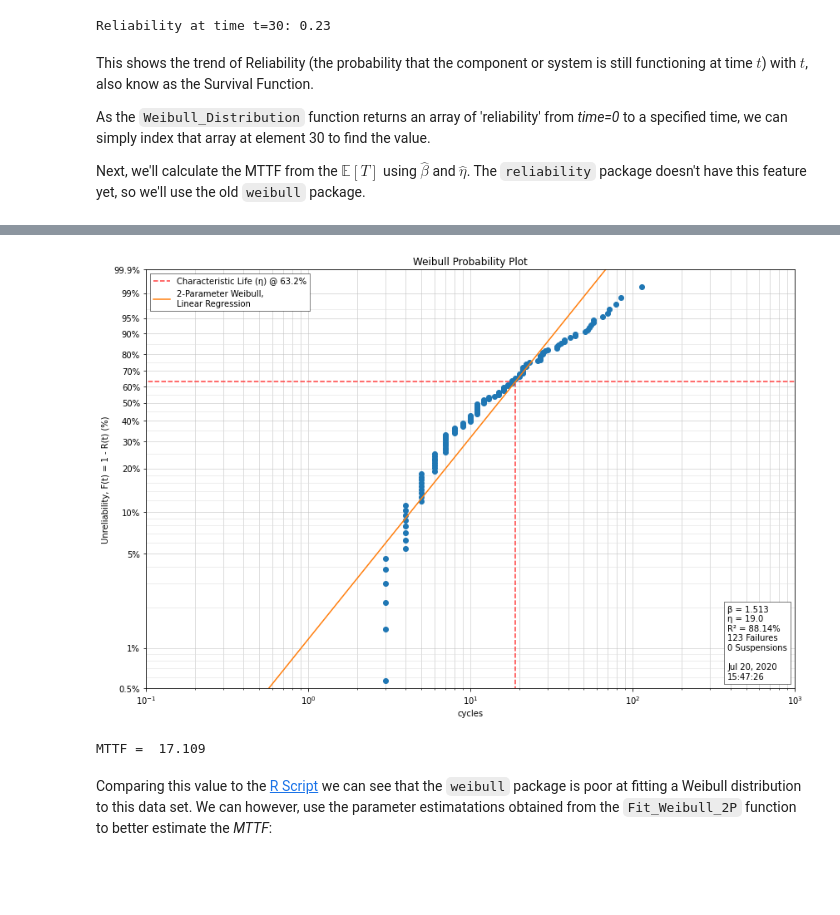
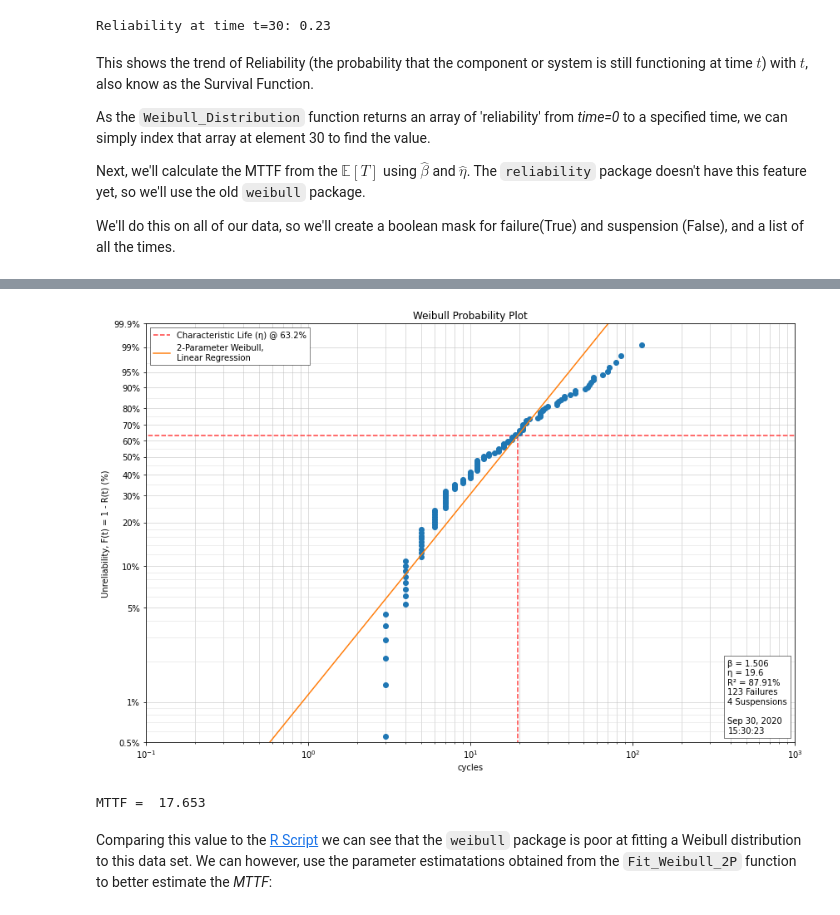
Before and after one commit to uwasystemhealth/weibull-python, a Jupyter notebook: weibull-python.ipynb, the cells around one changed output, grey strips where cells are left out. Drawn from its saved outputs; the diff is of its cells as text; code cells hidden in the pictures; blank space fills up the shorter version.

```diff
--- a/weibull-python.ipynb
+++ b/weibull-python.ipynb
@@ -467,8 +469,13 @@ This shows the trend of Reliability (the probability that the component or syste
 As the `Weibull_Distribution` function returns an array of 'reliability' from *time=0* to a specified time, we can simply index that array at element 30 to find the value.
 
 Next, we'll calculate the MTTF from the $\mathbb{E}[T]$ using $\hat{\beta}$ and $\hat{\eta}$. The `reliability` package doesn't have this feature yet, so we'll use the old `weibull` package.
+
+We'll do this on all of our data, so we'll create a boolean mask for failure(True) and suspension (False), and a list of all the times.
+# %%
+bools = [event == 0 for event in exa1['event']]
+times = exa1['time']
 # %%
-analysis = wb.Analysis(data=failure_times)
+analysis = wb.Analysis(data=times, suspended=bools)
 
 analysis.fit()
 
@@ -480,5 +487,5 @@ WARNING:weibull.weibull:the maximum likelihood method is likely to yield better
-[figure, old version]
+[figure, new version]
-MTTF =  17.109
+MTTF =  17.653
 # %% [markdown]
 Comparing this value to the [R Script](https://systemhealthlab.com/research-tools/example-of-a-reliability-analysis-in-r/) we can see that the `weibull` package is poor at fitting a Weibull distribution to this data set. We can however, use the parameter estimatations obtained from the `Fit_Weibull_2P` function to better estimate the *MTTF*:
 # %%
```
Also changed, not shown: parts of 9 cells of this notebook.
